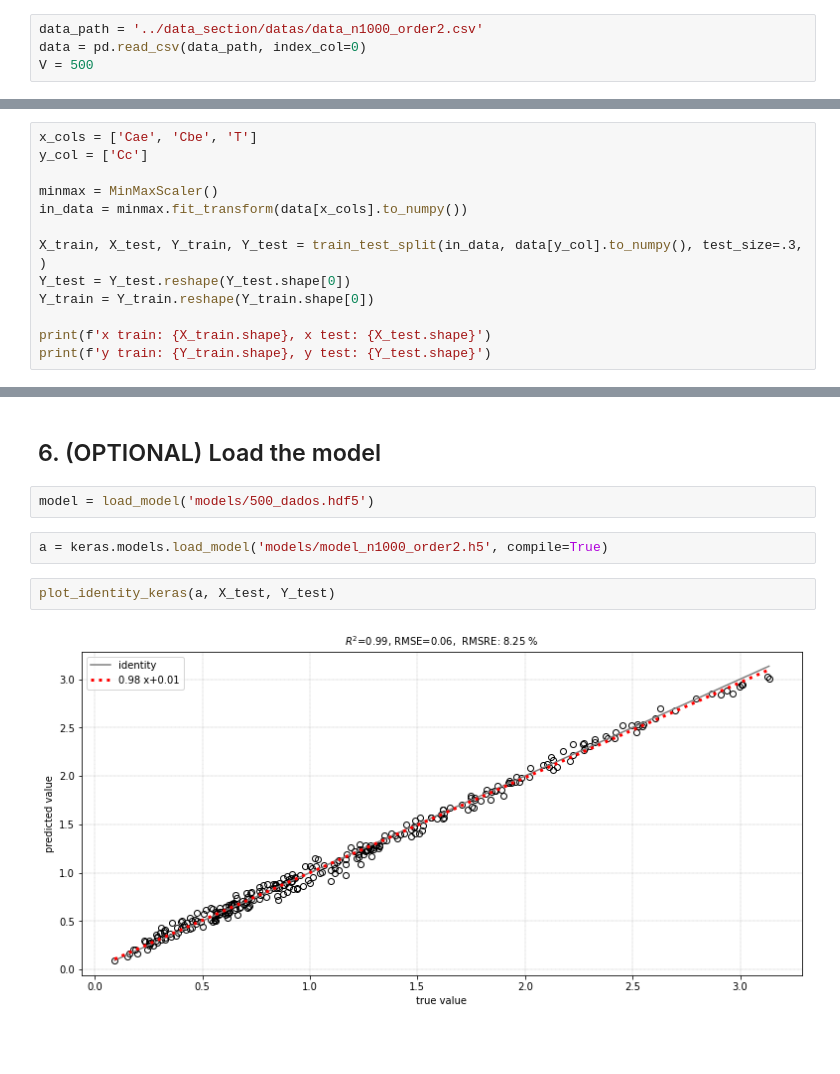
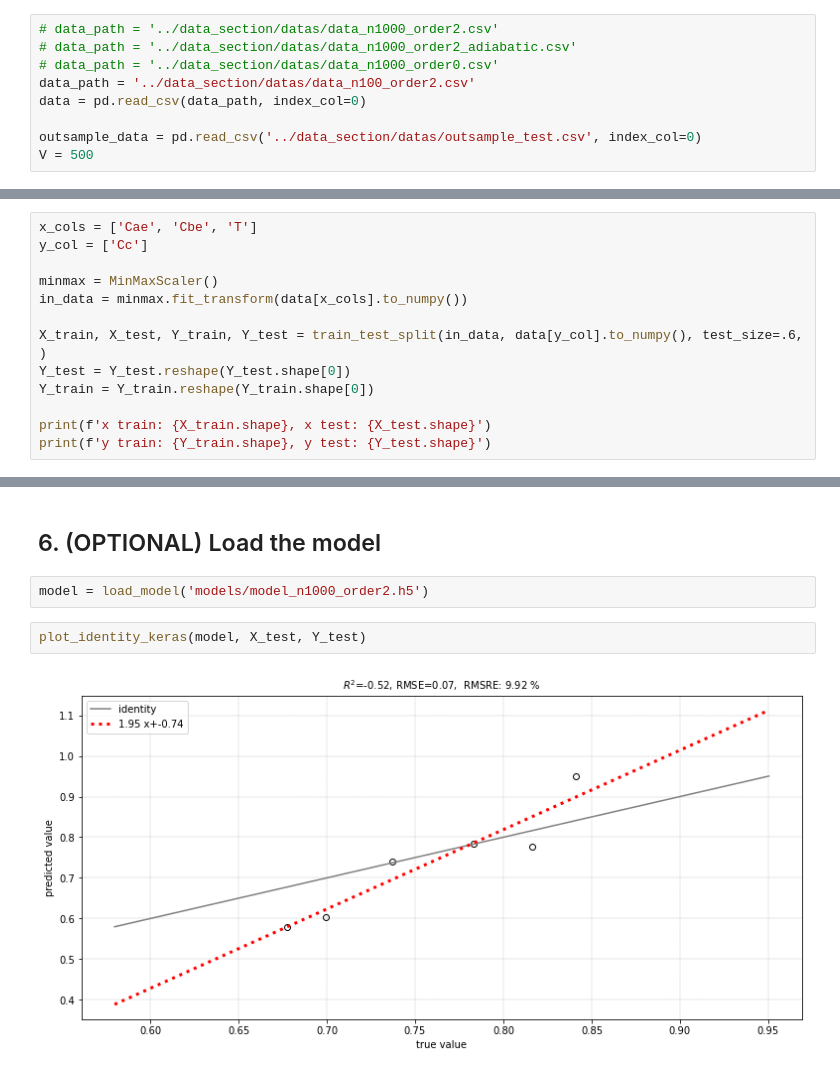
Before and after one commit to guiisc/tcc_feq_guilherme_silva_costa, a Jupyter notebook: model_section/t1-keras.ipynb, the cells around one changed output, grey strips where cells are left out. Cells and saved outputs as stored; diff of their text form; blank space fills up the shorter version.

```diff
--- a/model_section/t1-keras.ipynb
+++ b/model_section/t1-keras.ipynb
@@ -33,8 +33,13 @@ The autoreload extension is already loaded. To reload it, use:
 # %% [markdown]
 <h2>1. Read data </h2>
 # %%
-data_path = '../data_section/datas/data_n1000_order2.csv'
+# data_path = '../data_section/datas/data_n1000_order2.csv'
+# data_path = '../data_section/datas/data_n1000_order2_adiabatic.csv'
+# data_path = '../data_section/datas/data_n1000_order0.csv'
+data_path = '../data_section/datas/data_n100_order2.csv'
 data = pd.read_csv(data_path, index_col=0)
+
+outsample_data = pd.read_csv('../data_section/datas/outsample_test.csv', index_col=0)
 V = 500
 # %% [markdown]
 <h2>2. Select features</h2>
@@ -48,7 +53,7 @@ y_col = ['Cc']
 minmax = MinMaxScaler()
 in_data = minmax.fit_transform(data[x_cols].to_numpy())
 
-X_train, X_test, Y_train, Y_test = train_test_split(in_data, data[y_col].to_numpy(), test_size=.3, )
+X_train, X_test, Y_train, Y_test = train_test_split(in_data, data[y_col].to_numpy(), test_size=.6, )
 Y_test = Y_test.reshape(Y_test.shape[0])
 Y_train = Y_train.reshape(Y_train.shape[0])
 
@@ -109,10 +114,8 @@ model.save('models/' + data_path.split('/')[-1].replace('data', 'model').replace
 # %% [markdown]
 <h2>6. (OPTIONAL) Load the model</h2>
 # %%
-model = load_model('models/500_dados.hdf5')
+model = load_model('models/model_n1000_order2.h5')
-# %%
-a = keras.models.load_model('models/model_n1000_order2.h5', compile=True)
 # %%
-plot_identity_keras(a, X_test, Y_test)
+plot_identity_keras(model, X_test, Y_test)
 # %% [output]
-[figure, old version]
+[figure, new version]
```
Also changed, not shown: parts of 7 cells of this notebook, 11 other files.
